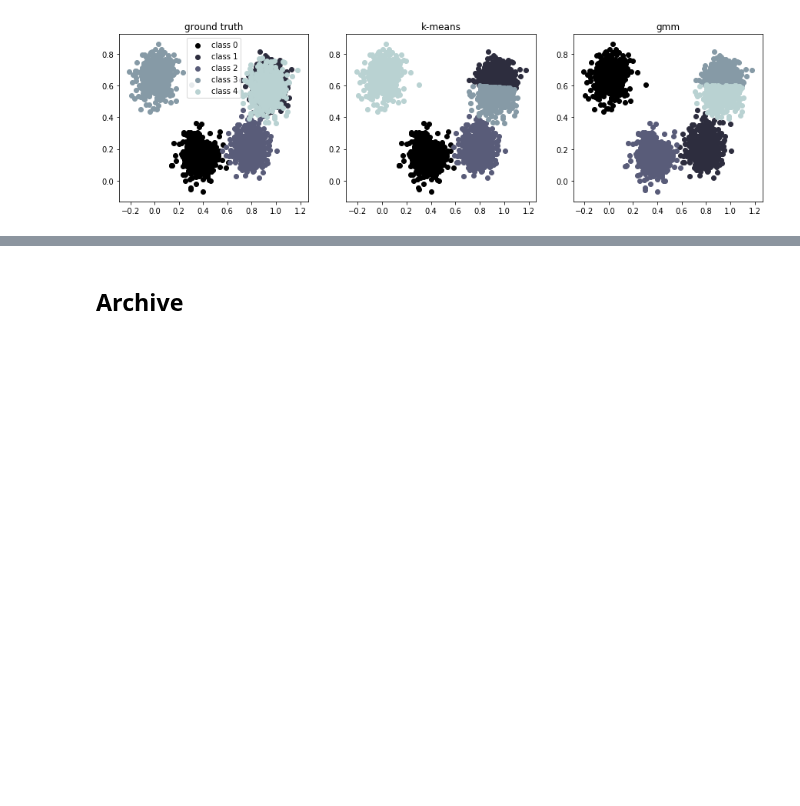
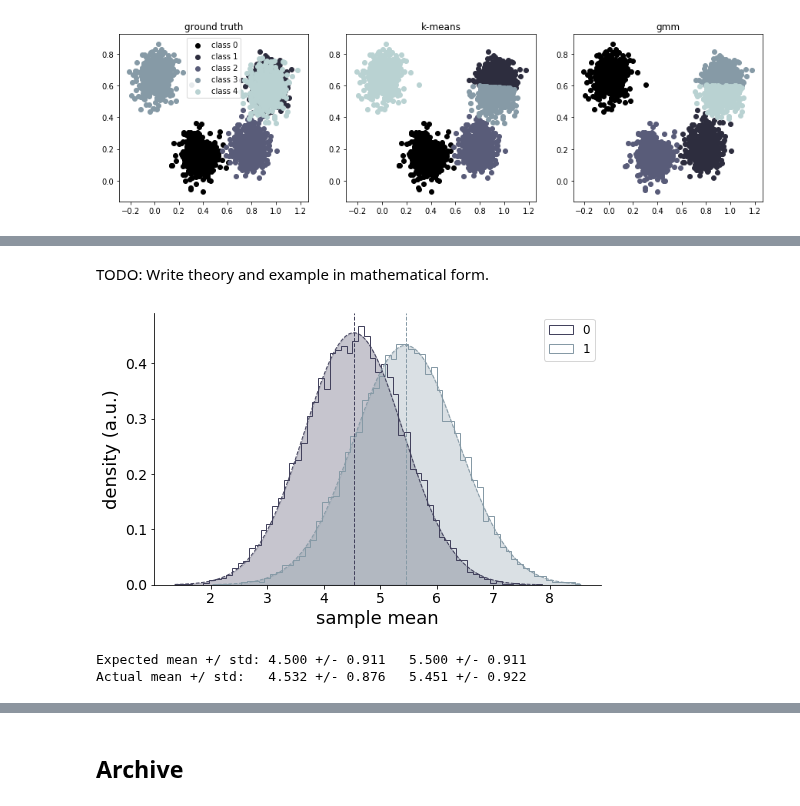
Before and after one commit to jbwebb8/foraging-analysis, a Jupyter notebook: notebooks/models.ipynb, the cells around one changed output, grey strips where cells are left out. Drawn from its saved outputs; the diff is of its cells as text; code cells hidden in the pictures; blank space fills up the shorter version.

Commit message:
added clustered bootstrapping examples

```diff
--- a/notebooks/models.ipynb
+++ b/notebooks/models.ipynb
@@ -98,0 +102,18 @@ Converged after 56 iterations.
+# %% [markdown]
+TODO: Write theory and example in mathematical form.
+# %%
+# Settings
+B = np.array([0.0, 1.0, 1.0]) # fixed effect coefficients
+sigma = 0.5 # std of noise
+N = 100 # total size of dataset
+n_x1 = 2 # size of top-level group
+n_x2 = 10 # size of second-level group
+
+# Ground truth data
+assert N % n_x1 == 0
+assert N % (n_x1*n_x2) == 0
+x1 = np.hstack([i*np.ones([N//n_x1]) for i in range(n_x1)])
+x2 = np.hstack([i*np.ones([N//(n_x1*n_x2)]) for i in range(n_x2)])
+x2 = np.tile(x2, n_x1)
+X = np.vstack([np.ones([N]), x1, x2]).T
+Y = X.dot(B) + stats.norm.rvs(0.0, sigma, N)
@@ -98,0 +143,60 @@ Converged after 56 iterations.
+# %%
+# Plot histogram of mean values per sample
+rc_params = {'axes.titlesize': 18,
+             'axes.labelsize': 18,
+             'xtick.labelsize': 14,
+             'ytick.labelsize': 14,
+             'legend.fontsize': 12,
+             'legend.facecolor': 'inherit'}
+hist_kwargs = {'histtype': 'step',
+               'alpha':    1.0,
+               'density':  True}
+dist_kwargs = {'linestyle': '--',
+               'linewidth': 1.0,
+               'alpha': 1.0}
+bin_size = 0.1
+plotter = plot.Plotter(rcParams=rc_params)
+plotter.set_cmap('bone')
+plotter.create_new_figure(rows=1, cols=1, figsize=(8, 5))
+
+for i in range(means.shape[1]):
+    x = means[:, i]
+    bins = np.linspace(x.min(), x.max(), num=int((x.max()-x.min())/bin_size))
+    c = 0.3*(i+1)
+    plotter.plot_distribution(x,
+                              ephys.Gaussian(),
+                              c=c,
+                              new_fig=False,
+                              label=i,
+                              bins=bins,
+                              hist_kwargs=hist_kwargs,
+                              dist_kwargs=dist_kwargs,
+                              center='mean')
+
+# Format plot
+plotter.ax.set_xlabel('sample mean')
+plotter.ax.set_ylabel('density (a.u.)')
+plotter.ax.legend();
+# %% [output]
+[figure, added]
+# %%
+# Find expected values of mean and variance.
+n_y = N/(n_x1*n_x2) # number of values in lowest cluster
+E_mean = np.ones([n_x1])*np.nan
+E_var = np.ones([n_x1])*np.nan
+for i, x1 in enumerate(np.unique(X[:, 1])):
+    E_mean[i] = X.dot(B)[X[:, 1] == x1].mean()
+    E_var[i] = (1/(n_y*n_x2))*(sigma**2) + (1/n_x2)*(B[2]*np.unique(X[:,2]).std())**2
+
+print('Expected mean +/ std: ', end='')
+for i in range(n_x1):
+    print('{:.3f} +/- {:.3f}'
+          .format(E_mean[i], E_var[i]**0.5), end='\t')
+print()
+print('Actual mean +/ std:   ', end='')
+for i in range(n_x1):
+    print('{:.3f} +/- {:.3f}'
+          .format(means[:,i].mean(), means[:,i].std()), end='\t')
+# %% [output]
+Expected mean +/ std: 4.500 +/- 0.911   5.500 +/- 0.911
+Actual mean +/ std:   4.532 +/- 0.876   5.451 +/- 0.922
```
Also changed, not shown: parts of 9 cells of this notebook.
